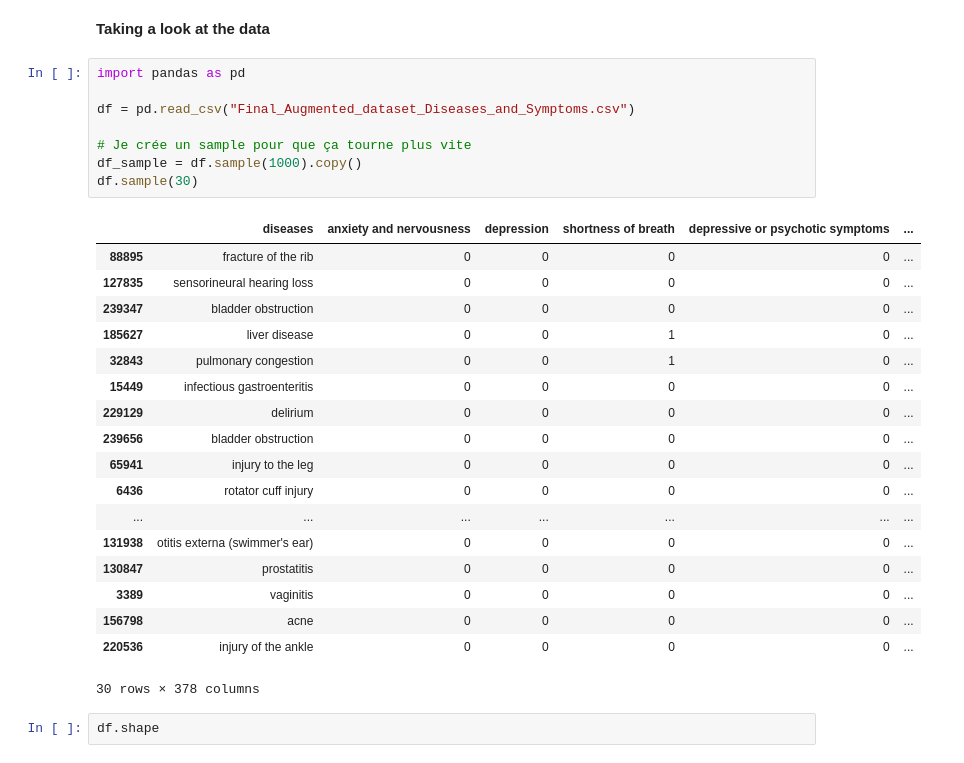
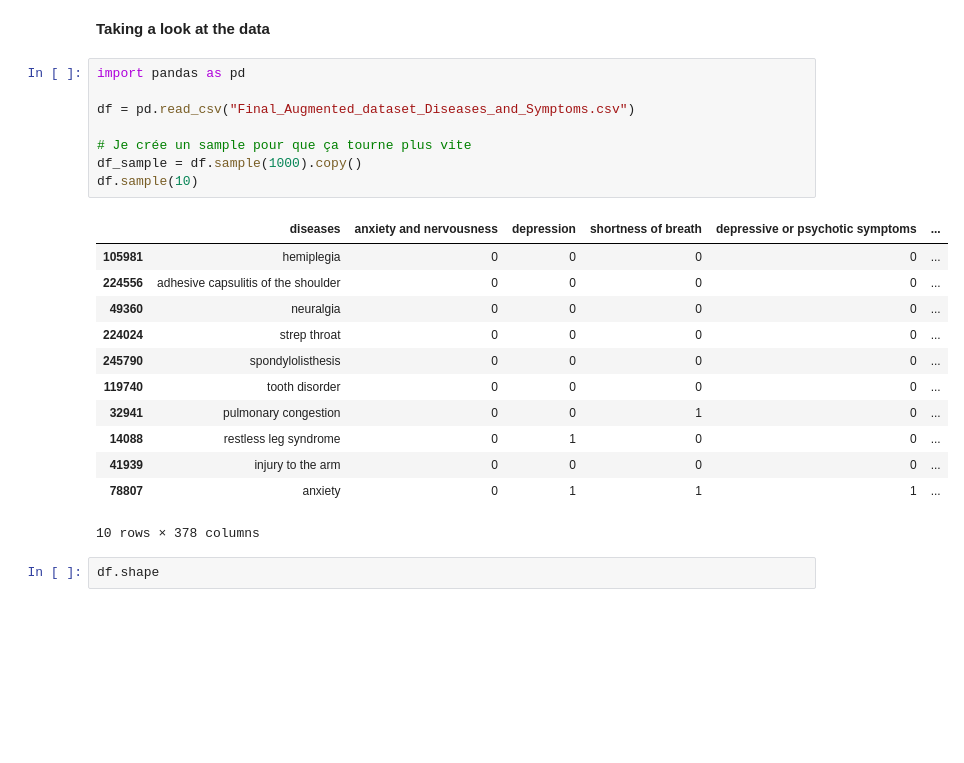
Before and after one commit to anthonyrocher/machine_learning_project, a Jupyter notebook: project.ipynb, the cells around one changed output. Drawn from its saved outputs; the diff is of its cells as text; blank space fills up the shorter version.

```diff
--- a/project.ipynb
+++ b/project.ipynb
@@ -13,30 +13,24 @@ We use Disease-Symptom Dataset under World Bank license and found in https://www
 # %%
 import pandas as pd
 
 df = pd.read_csv("Final_Augmented_dataset_Diseases_and_Symptoms.csv")
 
 # Je crée un sample pour que ça tourne plus vite
 df_sample = df.sample(1000).copy()
-df.sample(30)
+df.sample(10)
 # %% [output]
 |  | diseases | anxiety and nervousness | depression | shortness of breath | depressive or psychotic symptoms | ... |
-| 88895 | fracture of the rib | 0 | 0 | 0 | 0 | ... |
-| 127835 | sensorineural hearing loss | 0 | 0 | 0 | 0 | ... |
-| 239347 | bladder obstruction | 0 | 0 | 0 | 0 | ... |
-| 185627 | liver disease | 0 | 0 | 1 | 0 | ... |
-| 32843 | pulmonary congestion | 0 | 0 | 1 | 0 | ... |
-| 15449 | infectious gastroenteritis | 0 | 0 | 0 | 0 | ... |
-| 229129 | delirium | 0 | 0 | 0 | 0 | ... |
-| 239656 | bladder obstruction | 0 | 0 | 0 | 0 | ... |
-| 65941 | injury to the leg | 0 | 0 | 0 | 0 | ... |
-| 6436 | rotator cuff injury | 0 | 0 | 0 | 0 | ... |
-| ... | ... | ... | ... | ... | ... | ... |
-| 131938 | otitis externa (swimmer's ear) | 0 | 0 | 0 | 0 | ... |
-| 130847 | prostatitis | 0 | 0 | 0 | 0 | ... |
-| 3389 | vaginitis | 0 | 0 | 0 | 0 | ... |
-| 156798 | acne | 0 | 0 | 0 | 0 | ... |
-| 220536 | injury of the ankle | 0 | 0 | 0 | 0 | ... |
+| 105981 | hemiplegia | 0 | 0 | 0 | 0 | ... |
+| 224556 | adhesive capsulitis of the shoulder | 0 | 0 | 0 | 0 | ... |
+| 49360 | neuralgia | 0 | 0 | 0 | 0 | ... |
+| 224024 | strep throat | 0 | 0 | 0 | 0 | ... |
+| 245790 | spondylolisthesis | 0 | 0 | 0 | 0 | ... |
+| 119740 | tooth disorder | 0 | 0 | 0 | 0 | ... |
+| 32941 | pulmonary congestion | 0 | 0 | 1 | 0 | ... |
+| 14088 | restless leg syndrome | 0 | 1 | 0 | 0 | ... |
+| 41939 | injury to the arm | 0 | 0 | 0 | 0 | ... |
+| 78807 | anxiety | 0 | 1 | 1 | 1 | ... |
-30 rows × 378 columns
+10 rows × 378 columns
 # %%
 df.shape
 # %% [output]
```
